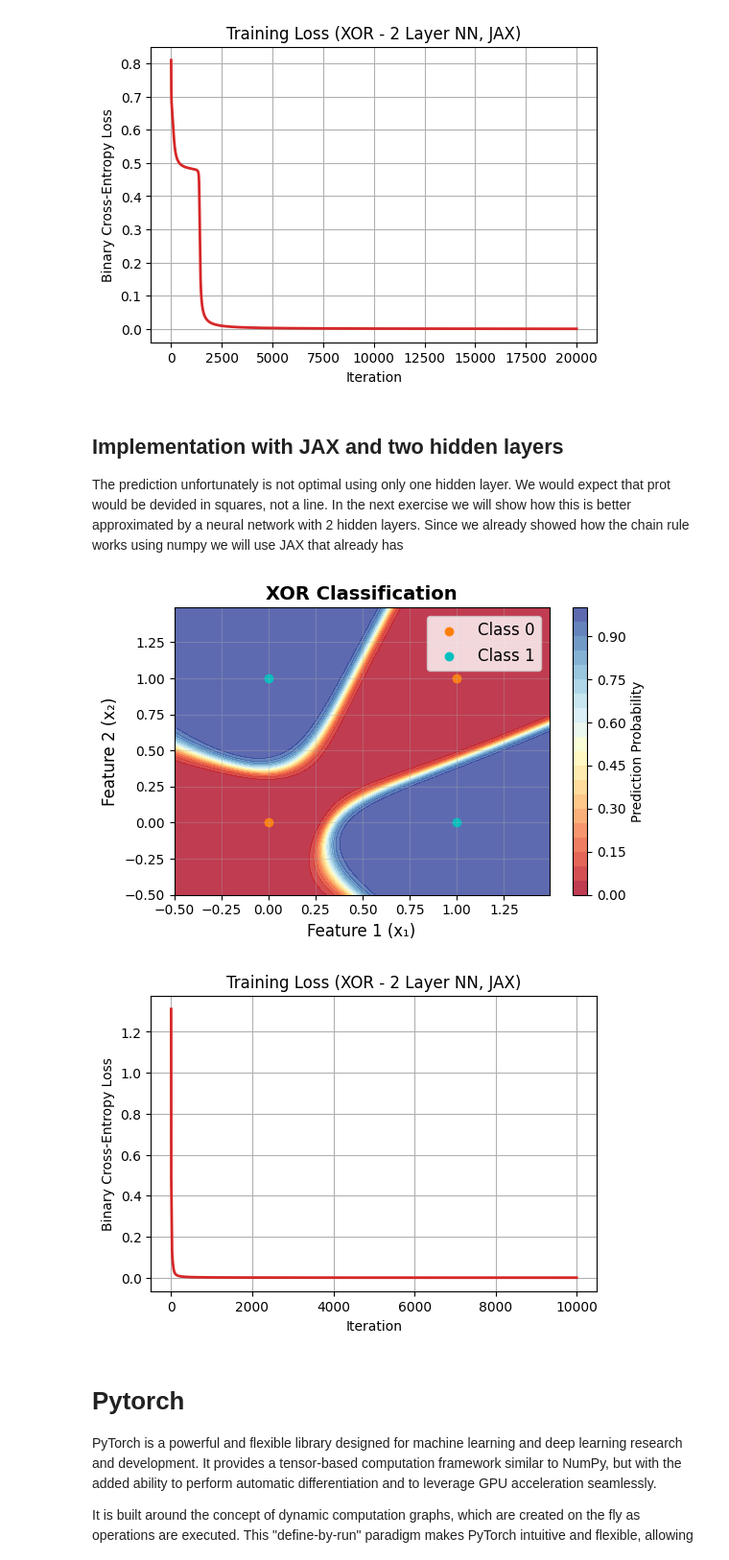
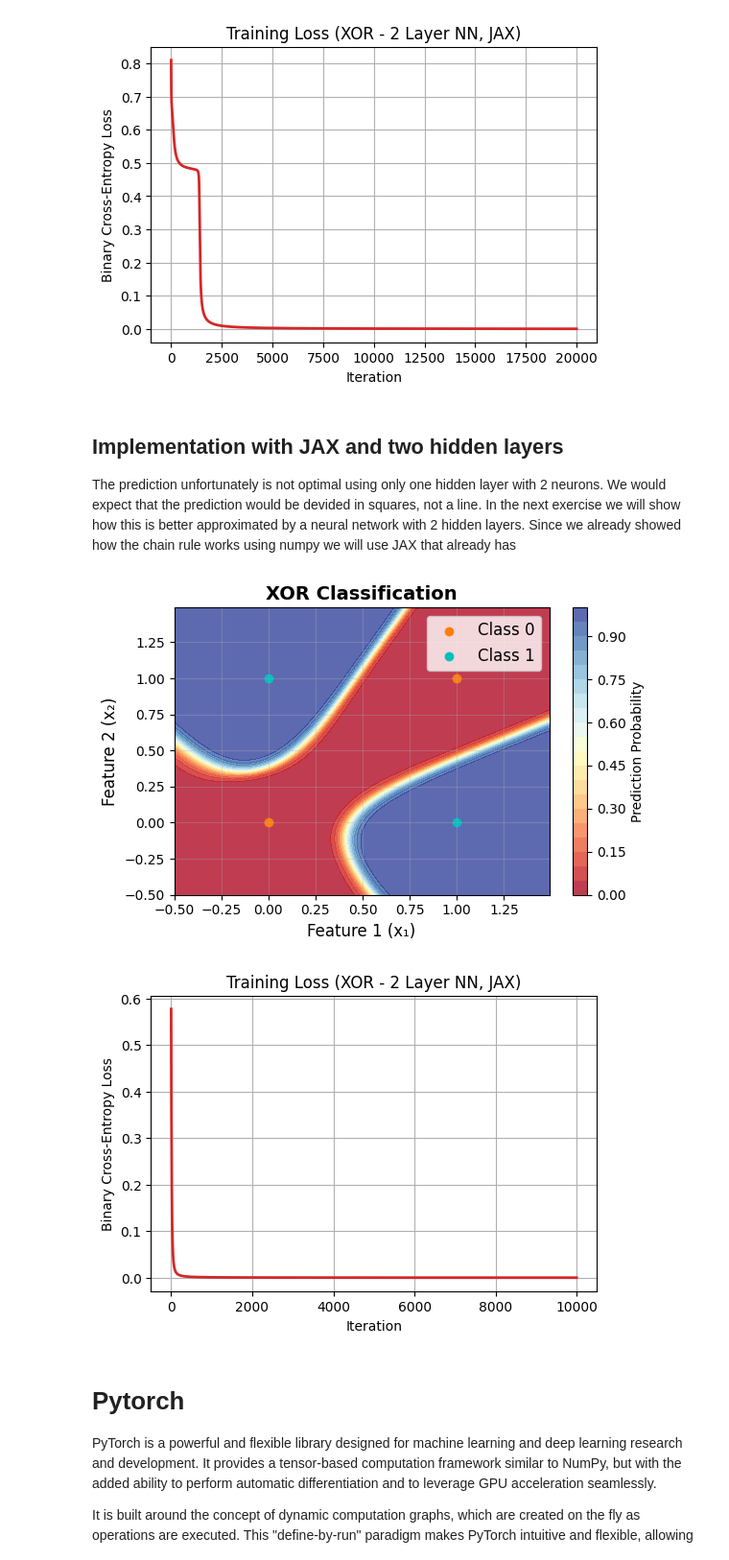
Before and after one commit to faressc/dl4ad, a Jupyter notebook: notebooks/03-perceptrons.ipynb, the cells around one changed output. Shown at 96% size. Cells and saved outputs as stored; diff of their text form; code cells hidden in the pictures.

```diff
--- a/notebooks/03-perceptrons.ipynb
+++ b/notebooks/03-perceptrons.ipynb
@@ -446,8 +446,8 @@ params, loss_history = train(key, X, Y, n_hidden=2, lr=0.3, n_iter=20000)
 x_min, x_max = X[:, 0].min() - 0.5, X[:, 0].max() + 0.5
 y_min, y_max = X[:, 1].min() - 0.5, X[:, 1].max() + 0.5
 h = 0.01  # Step size in the mesh
-xx, yy = np.meshgrid(np.arange(x_min, x_max, s),
-                        np.arange(y_min, y_max, s))
+xx, yy = np.meshgrid(np.arange(x_min, x_max, h),
+                        np.arange(y_min, y_max, h))
 
 # Create input array from mesh grid
 mesh_input = np.c_[xx.ravel(), yy.ravel()]
@@ -494,7 +494,7 @@ plt.show()
 # %% [markdown]
 ## Implementation with JAX and two hidden layers
 
-The prediction unfortunately is not optimal using only one hidden layer. We would expect that prot would be devided in squares, not a line. In the next exercise we will show how this is better approximated by a neural network with 2 hidden layers. Since we already showed how the chain rule works using numpy we will use JAX that already has
+The prediction unfortunately is not optimal using only one hidden layer with 2 neurons. We would expect that the prediction would be devided in squares, not a line. In the next exercise we will show how this is better approximated by a neural network with 2 hidden layers. Since we already showed how the chain rule works using numpy we will use JAX that already has
 # %%
 def model(X, params):
     W_1, b_1, W_2, b_2, W_3, b_3 = params
@@ -545,7 +545,7 @@ def train(key, X, Y, n_hidden1=4, n_hidden2=4, lr=0.5, n_iter=10000):
 
     return params, loss_history
 # %%
-params, loss_history = train(key, X, Y, n_hidden1=7, n_hidden2=7, lr=0.5, n_iter=10000)
+params, loss_history = train(key, X, Y, n_hidden1=6, n_hidden2=6, lr=0.5, n_iter=10000)
 
 # Plot data and fitted line
 x_min, x_max = X[:, 0].min() - 0.5, X[:, 0].max() + 0.5
@@ -563,35 +563,35 @@ _, _, predictions = model(mesh_input, params)
 Z = predictions.reshape(xx.shape)
 
 # Create the plot
 plt.figure(figsize=(6,4))
 
 # Plot decision boundary and regions
 contourf = plt.contourf(xx, yy, Z, levels=20, cmap='RdYlBu', alpha=0.8)
 plt.colorbar(contourf, label='Prediction Probability')
 
 class_0 = X[Y.ravel() == 0]
 class_1 = X[Y.ravel() == 1]
 
 plt.scatter(class_0[:, 0], class_0[:, 1], color="C1", label="Class 0")
 plt.scatter(class_1[:, 0], class_1[:, 1], color="c", label="Class 1")
 
 plt.xlabel('Feature 1 (x₁)', fontsize=12)
 plt.ylabel('Feature 2 (x₂)', fontsize=12)
 plt.title("XOR Classification", fontsize=14, fontweight='bold')
 plt.legend(fontsize=12)
 plt.grid(True, alpha=0.3)
 plt.tight_layout()
 
 plt.figure(figsize=(6,4))
 plt.plot(loss_history, color="C3", lw=2)
 plt.xlabel("Iteration")
 plt.ylabel("Binary Cross-Entropy Loss")
 plt.title("Training Loss (XOR - 2 Layer NN, JAX)")
 plt.grid(True)
 plt.show()
 # %% [output]
-[figure, old version]
+[figure, new version]
-[figure, old version]
+[figure, new version]
 # %% [markdown]
 # Pytorch
 
```
